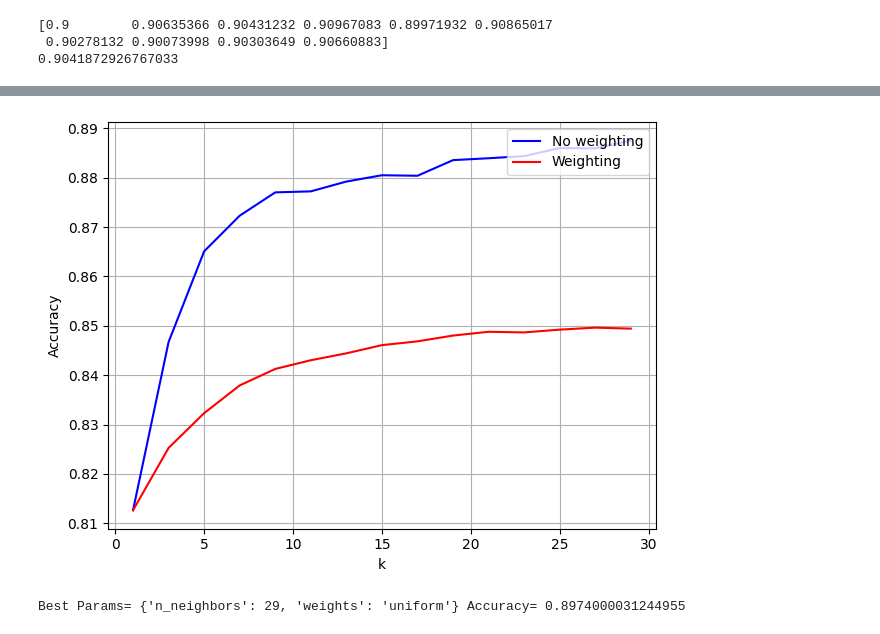
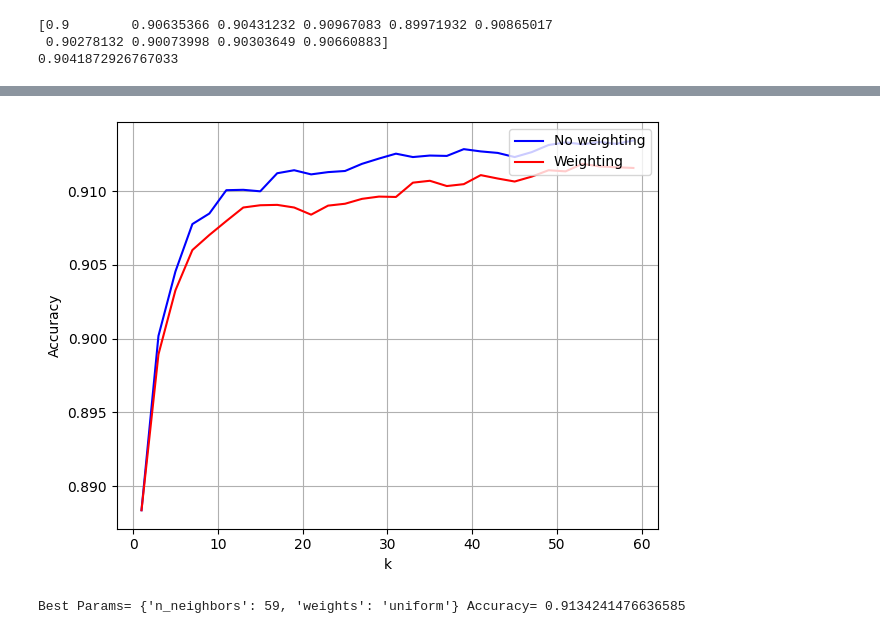
Before and after one commit to khaledmalhal/MIDA_Project, a Jupyter notebook: KNN.ipynb, the cells around one changed output, grey strips where cells are left out. Saved outputs shown, nothing was run; the diff lists cells and outputs as text; code cells hidden in the pictures.

```diff
--- a/KNN.ipynb
+++ b/KNN.ipynb
@@ -46,6 +81,7 @@ print(data[data.pdays<999].hist(column=['pdays']))
 [figure]
 [figure]
 # %%
-data["was_contacted"] = np.where(data["pdays"] < 100, 1, 0)
-print(len(data[data.was_contacted == 1]))
+# Constructing new column
+data["was_contacted"] = np.where(data["pdays"] < 100, True, False)
+data.drop(['pdays'], axis=1)
 # %% [output]
@@ -88,5 +123,6 @@ data.corr(method='pearson', numeric_only=True)
 | nr.employed | -0.020498 | -0.042354 | 0.142450 | 0.367341 | -0.496183 | 0.907748 | 0.524660 | 0.114673 | ... |
 | was_contacted | 0.037679 | 0.044217 | -0.051714 | -0.999993 | 0.581820 | -0.268260 | -0.079685 | 0.089663 | ... |
 # %%
-data.y = pd.Series(np.where(data.y.values == 'yes', 1, 0), data.index)
+# Transform the y column into Boolean
+data.y = pd.Series(np.where(data.y.values == 'yes', True, False), data.index)
 # %%
@@ -158,0 +206,17 @@ print(np.mean(cv_scores))
+# %%
+from sklearn.feature_selection import mutual_info_classif
+from sklearn.feature_selection import SelectKBest
+import os
+
+col = 61
+original = np.zeros(col)
+
+# Since this operation takes so much time (~5 minutes), we will do this once and save the values in a file and load from it.
+if os.path.isfile('features.txt'):
+    original = np.loadtxt('features.txt', dtype=float)
+else:
+    for i in range(col):
+        X_new = SelectKBest(mutual_info_classif, k=i+1).fit_transform(X, y)
+        cv_scores = cross_val_score(nb.KNeighborsClassifier(), X=X_new,y=y, cv=cv, scoring='accuracy')
+        original[i]=np.mean(cv_scores)
+    np.savetxt('features.txt', original, fmt='%f')
@@ -190,5 +272,0 @@ X2=scaler.transform(X)
-# %%
-# Let's repeat the 10-fold Cross-validation with new data X2
-cv_scores = cross_val_score(nb.KNeighborsClassifier(), X=X2,y=y, cv=cv, scoring='accuracy')
-print(cv_scores)
-np.mean(cv_scores)
@@ -202,32 +294,32 @@ from sklearn.feature_selection import SelectKBest
 # %%
-X_new = SelectKBest(mutual_info_classif, k=2).fit_transform(X, y)
+X_new = SelectKBest(mutual_info_classif, k=19).fit_transform(X, y)
 
 lr = []
-for ki in range(1,30,2):
-    cv_scores = cross_val_score(nb.KNeighborsClassifier(n_neighbors=ki), X=X_new, y=y, cv=10)
+for ki in range(1,61,2):
+    cv_scores = cross_val_score(nb.KNeighborsClassifier(n_neighbors=ki), X=X_new, y=y, cv=cv)
     lr.append(np.mean(cv_scores))
-plt.plot(range(1,30,2),lr,'b',label='No weighting')
+plt.plot(range(1,61,2),lr,'b',label='No weighting')
 
 lr = []
-for ki in range(1,30,2):
-    cv_scores = cross_val_score(nb.KNeighborsClassifier(n_neighbors=ki,weights='distance'), X=X_new, y=y, cv=10)
+for ki in range(1,61,2):
+    cv_scores = cross_val_score(nb.KNeighborsClassifier(n_neighbors=ki,weights='distance'), X=X_new, y=y, cv=cv)
     lr.append(np.mean(cv_scores))
-plt.plot(range(1,30,2),lr,'r',label='Weighting')
+plt.plot(range(1,61,2),lr,'r',label='Weighting')
 plt.xlabel('k')
 plt.ylabel('Accuracy')
 plt.legend(loc='upper right')
 plt.grid()
 plt.tight_layout()
 
 plt.show()
 # %% [output]
-[figure, old version]
+[figure, new version]
 # %%
 from sklearn.model_selection import GridSearchCV
-params = {'n_neighbors':list(range(1,30,2)), 'weights':('distance','uniform')}
-knc = nb.KNeighborsClassifier()
-clf = GridSearchCV(knc, param_grid=params,cv=cv,n_jobs=-1)  # If cv is integer, by default is Stratifyed
+params = {'n_neighbors':list(range(1,61,2)), 'weights':('distance','uniform')}
+knnc = nb.KNeighborsClassifier()
+clf = GridSearchCV(knnc, param_grid=params,cv=cv,n_jobs=-1)  # If cv is integer, by default is Stratifyed
 clf.fit(X_new, y)
 print("Best Params=",clf.best_params_, "Accuracy=", clf.best_score_)
 # %% [output]
-Best Params= {'n_neighbors': 29, 'weights': 'uniform'} Accuracy= 0.8974000031244955
+Best Params= {'n_neighbors': 59, 'weights': 'uniform'} Accuracy= 0.9134241476636585
```
Also changed, not shown: parts of 43 cells of this notebook, 5 other files.
